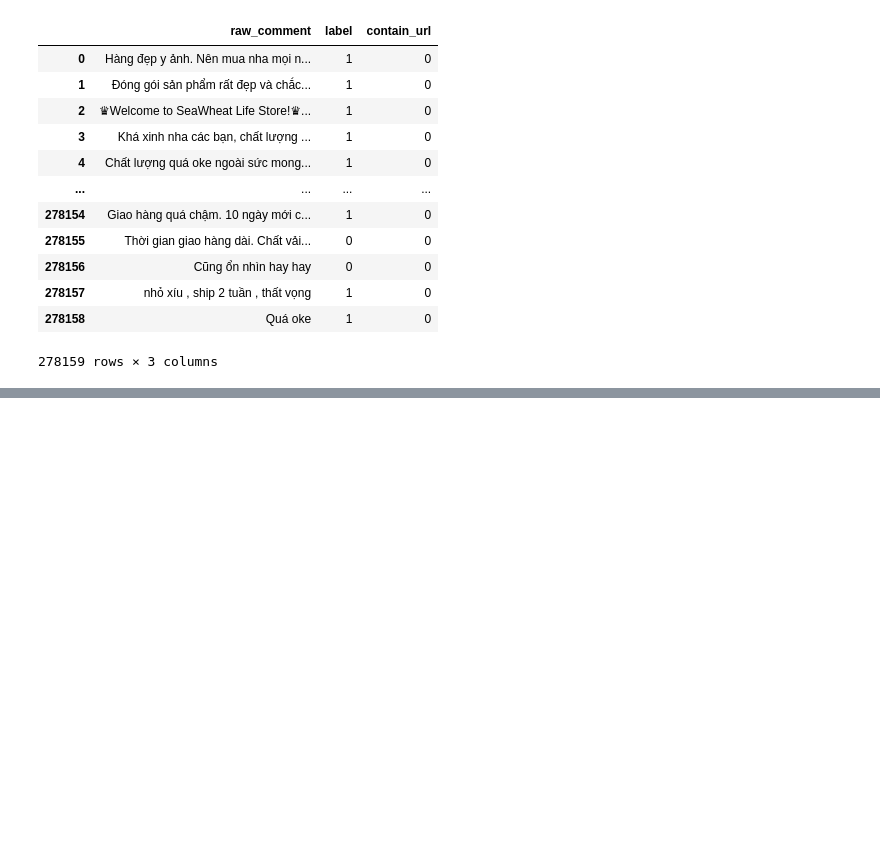
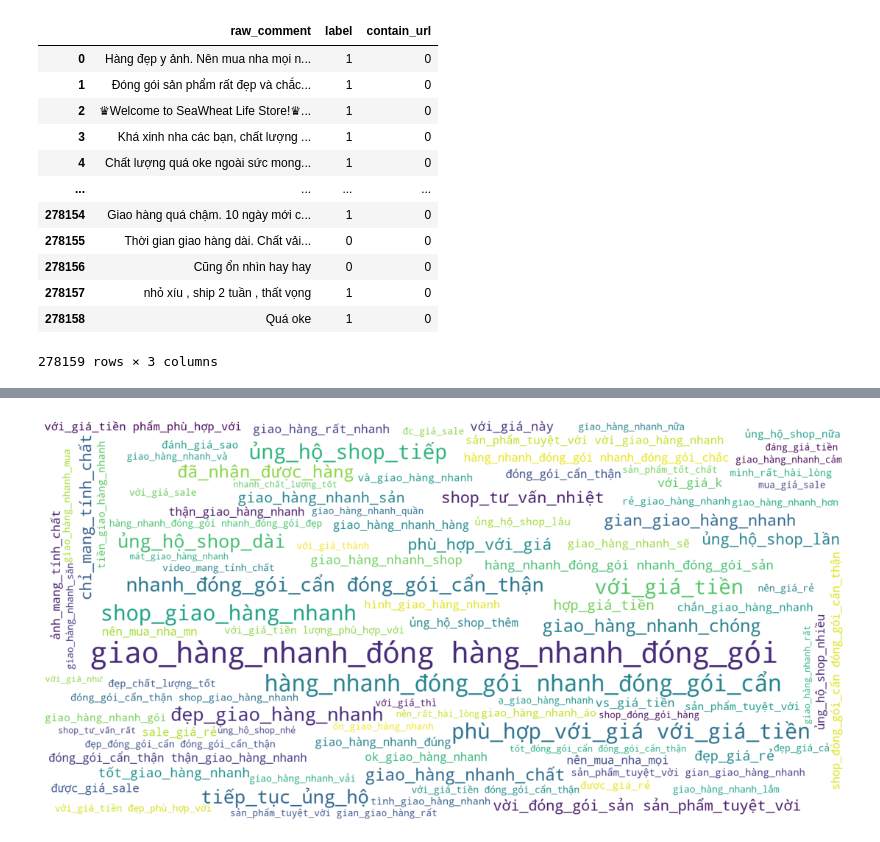
Before and after one commit to cuongpiger/CSC_Data_Science_Final_Project, a Jupyter notebook: 00. Data Scraping/02_hack.ipynb, the cells around one changed output, grey strips where cells are left out. Cells and saved outputs as stored; diff of their text form; code cells hidden in the pictures; blank space fills up the shorter version.

```diff
--- a/00. Data Scraping/02_hack.ipynb
+++ b/00. Data Scraping/02_hack.ipynb
@@ -97,0 +150,10 @@ ljljljljljhljhllljljljlljkljljljl
+# %%
+phrases = ['hợp với', 'nhận được', 'rất hài', 'thời gian', 'phẩm tốt', 'tục ủng', 'mọi người', 'lượng tốt', 'shop nhiều', 'y hình', 'chất liệu', 'lắm luôn', 'nhanh đóng', 'đóng gói sản phẩm', 'hình ảnh', 'mang tính', 'shop giao', 'tư vấn', 'lắm ạ', 'giá tiền', 'giá cả', 'hàng rất', 'rất đáng', 'hộ shop', 'gói cẩn', 'sẽ tiếp', 'phù hợp', 'chất lượng', 'đã nhận', 'shop đóng', 'phẩm tuyệt', 'cho shop', 'mình mua', 'mua nha', 'săn sale', 'được hàng']
+
+phrases = list(set(phrases))
+
+phrases = dict(zip(phrase, np.ones(len(phrases), dtype=int)))
+# %%
+tmp = reviews.copy()
+# %%
+tmp['phrase'] = tmp['raw_comment'].apply(lambda comment: Hack.expandPhrase(comment, phrases))
@@ -97,0 +176,4 @@ ljljljljljhljhllljljljlljkljljljl
+# %%
+Hack.drawWordCloud(Hack.convertToOneString(tmp['phrase']))
+# %% [output]
+[figure, added]
```
Also changed, not shown: parts of 22 cells of this notebook, 3 other files.
